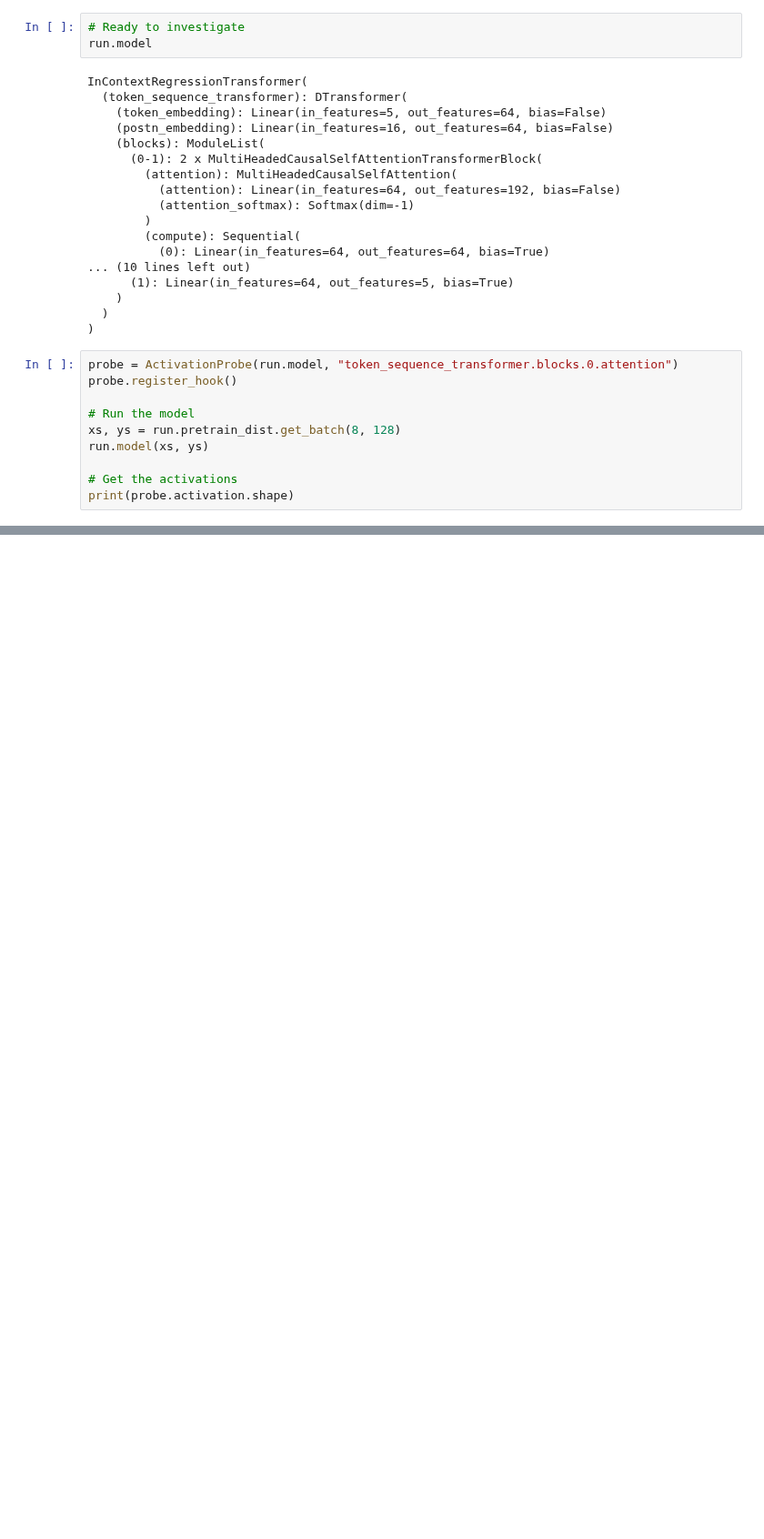
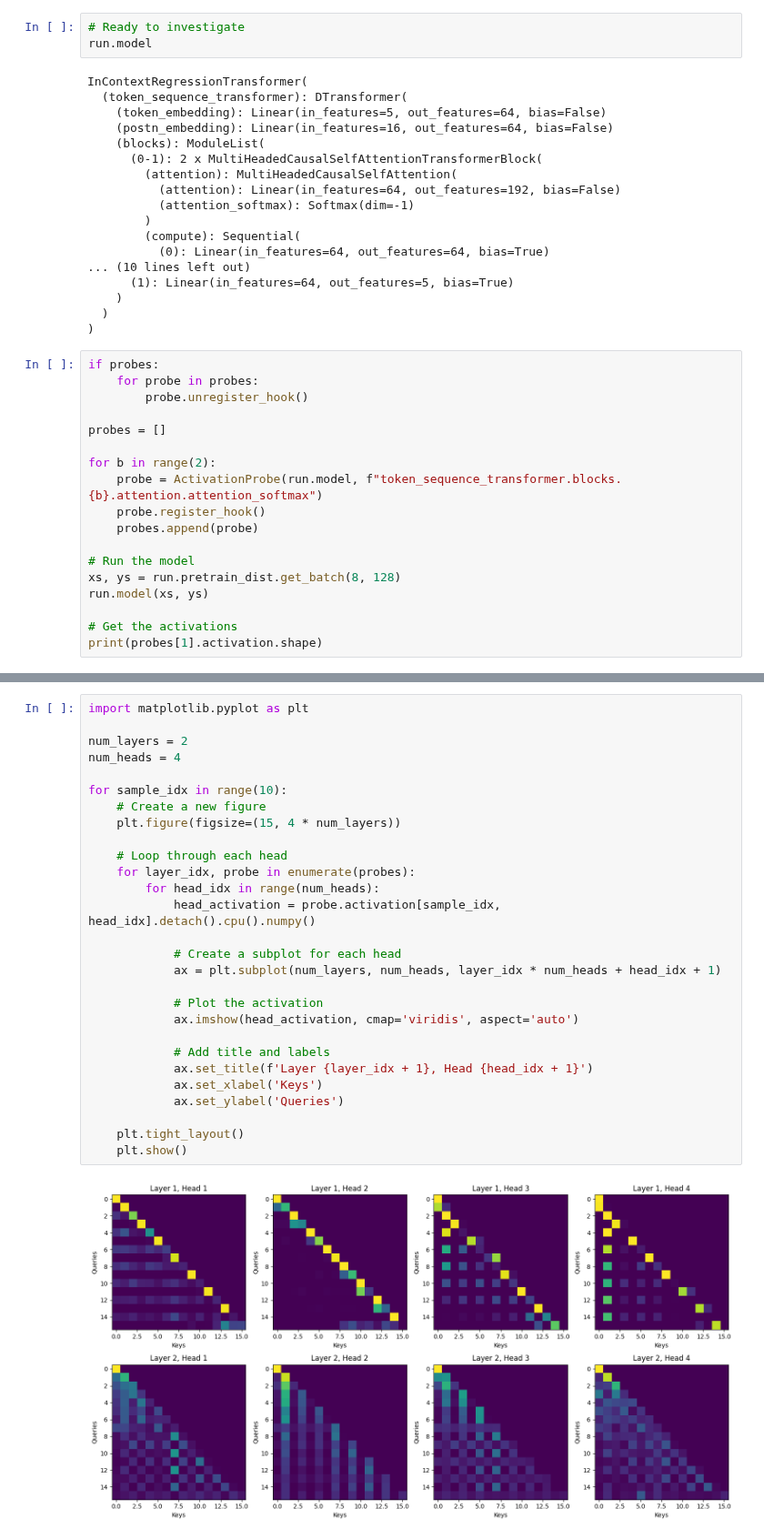
Before and after one commit to timaeus-research/icl, a Jupyter notebook: notebooks/mechinterp.ipynb, the cells around one changed output, grey strips where cells are left out. Shown at 91% size. Drawn from its saved outputs; the diff is of its cells as text; blank space fills up the shorter version.

Commit message:
FIX attention head calculation

```diff
--- a/notebooks/mechinterp.ipynb
+++ b/notebooks/mechinterp.ipynb
@@ -71,13 +71,21 @@ InContextRegressionTransformer(
   )
 )
 # %%
-probe = ActivationProbe(run.model, "token_sequence_transformer.blocks.0.attention")
-probe.register_hook()
+if probes:
+    for probe in probes:
+        probe.unregister_hook()
+
+probes = []
+
+for b in range(2):
+    probe = ActivationProbe(run.model, f"token_sequence_transformer.blocks.{b}.attention.attention_softmax")
+    probe.register_hook()
+    probes.append(probe)
 
 # Run the model
 xs, ys = run.pretrain_dist.get_batch(8, 128)
 run.model(xs, ys)
 
 # Get the activations
-print(probe.activation.shape)
+print(probes[1].activation.shape)
 # %% [output]
@@ -101,0 +93,30 @@ for i in range(10):
+# %%
+import matplotlib.pyplot as plt
+
+num_layers = 2
+num_heads = 4
+
+for sample_idx in range(10):
+    # Create a new figure
+    plt.figure(figsize=(15, 4 * num_layers))
+
+    # Loop through each head
+    for layer_idx, probe in enumerate(probes):
+        for head_idx in range(num_heads):
+            head_activation = probe.activation[sample_idx, head_idx].detach().cpu().numpy()
+
+            # Create a subplot for each head
+            ax = plt.subplot(num_layers, num_heads, layer_idx * num_heads + head_idx + 1)
+
+            # Plot the activation
+            ax.imshow(head_activation, cmap='viridis', aspect='auto')
+
+            # Add title and labels
+            ax.set_title(f'Layer {layer_idx + 1}, Head {head_idx + 1}')
+            ax.set_xlabel('Keys')
+            ax.set_ylabel('Queries')
+
+    plt.tight_layout()
+    plt.show()
+# %% [output]
+[figure, added]
```
Also changed, not shown: parts of 3 cells of this notebook, 1 other file.
